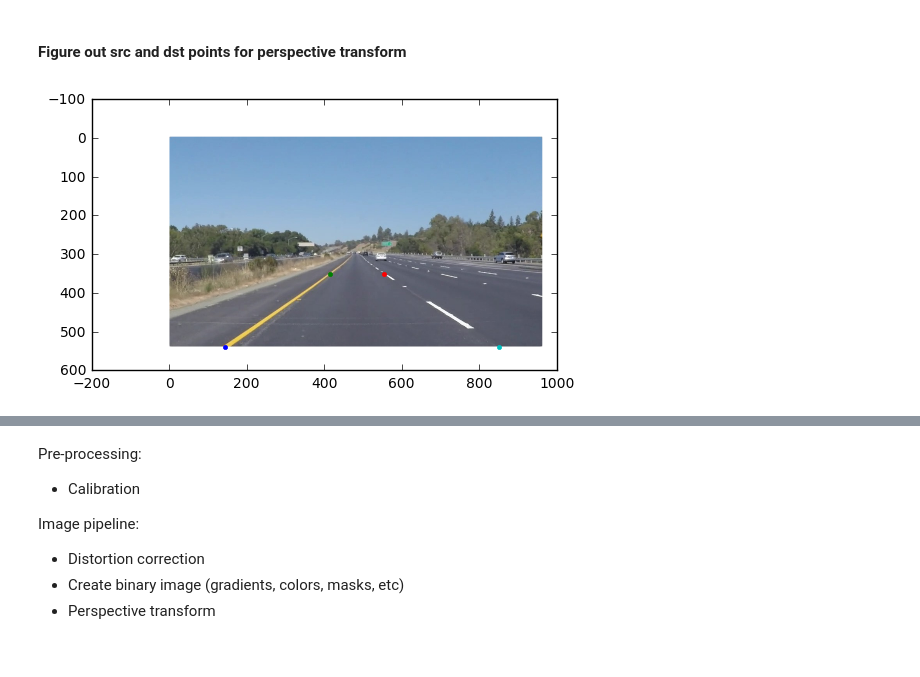
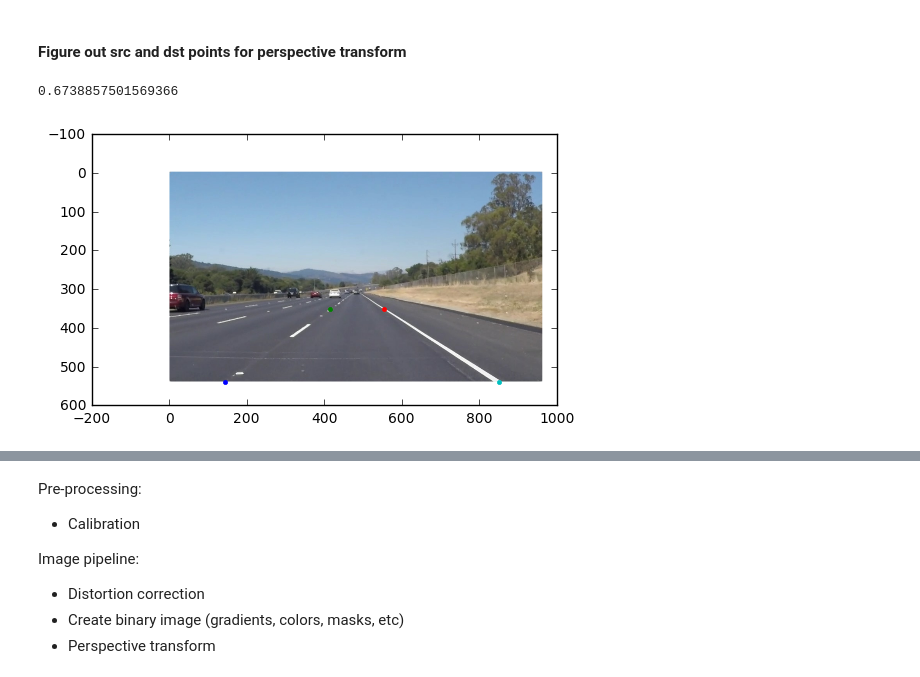
Before and after one commit to sirpsycho85/CarND-Advanced-Lane-Lines, a Jupyter notebook: Advanced lane lines.ipynb, the cells around one changed output, grey strips where cells are left out. Drawn from its saved outputs; the diff is of its cells as text; code cells hidden in the pictures.

```diff
--- a/Advanced lane lines.ipynb
+++ b/Advanced lane lines.ipynb
@@ -188,15 +233,17 @@ plt.imshow(dst,cmap='gray')
 # %% [markdown]
 #### Figure out src and dst points for perspective transform
 # %%
-img = mpimg.imread('test_images/solidYellowLeft.jpg')
+img = mpimg.imread('test_images/solidWhiteRight.jpg')
 plt.imshow(img)
 plt.plot(145,540,'.')
 plt.plot(415,350,'.')
 plt.plot(555,350,'.')
 plt.plot(850,540,'.')
 # to help define perspective transform, eyeball some points and get the approximate slopes
 abs_slope_left = abs((350-540)/(415-145))
 abs_slope_right = abs((350-540)/(555-850))
 avg_slope = (abs_slope_left + abs_slope_right)/2
+print(avg_slope)
 # %% [output]
+0.6738857501569366
-[figure, old version]
+[figure, new version]
```
Also changed, not shown: parts of 8 cells of this notebook.
